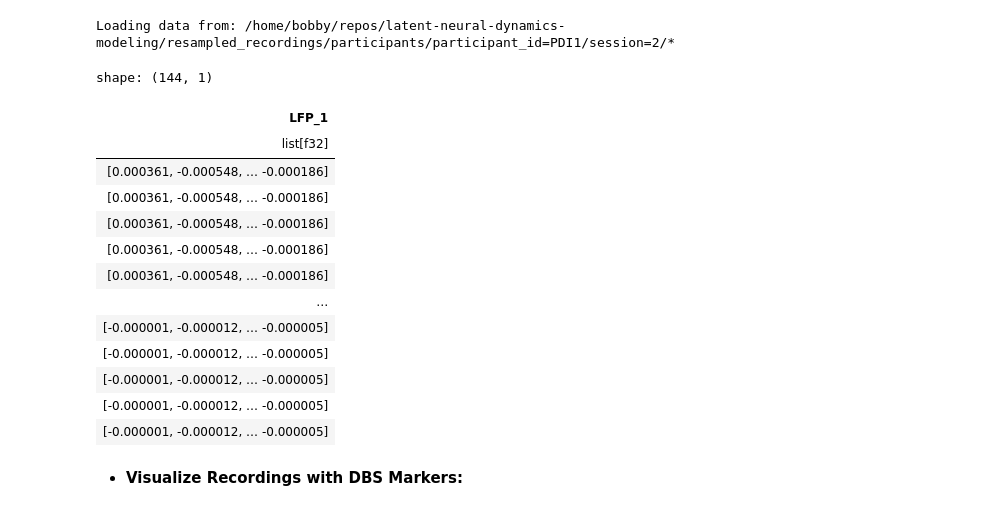
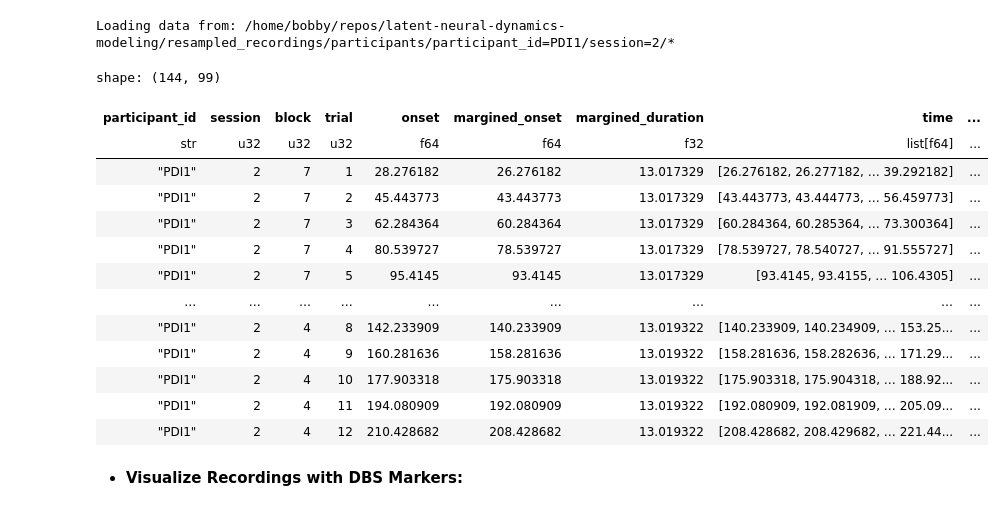
Before and after one commit to mirklys/latent-neural-dynamics-modeling, a Jupyter notebook: notebooks/data_analysis/exploratory_data_analysis.ipynb, the cells around one changed output. Cells and saved outputs as stored; diff of their text form; code cells hidden in the pictures.

```diff
--- a/notebooks/data_analysis/exploratory_data_analysis.ipynb
+++ b/notebooks/data_analysis/exploratory_data_analysis.ipynb
@@ -43,23 +43,23 @@ session_id = "session=2"
 participants = load_participant_session_data(participant_id, session_id)
 # %% [output]
 Loading data from: /home/bobby/repos/latent-neural-dynamics-modeling/resampled_recordings/participants/participant_id=PDI1/session=2/*
-# %%
-participants.select(pl.col("LFP_1"))
-# %% [output]
-shape: (144, 1)
-| LFP_1 |
-| list[f32] |
-| [0.000361, -0.000548, … -0.000186] |
-| [0.000361, -0.000548, … -0.000186] |
-| [0.000361, -0.000548, … -0.000186] |
-| [0.000361, -0.000548, … -0.000186] |
-| [0.000361, -0.000548, … -0.000186] |
-| … |
-| [-0.000001, -0.000012, … -0.000005] |
-| [-0.000001, -0.000012, … -0.000005] |
-| [-0.000001, -0.000012, … -0.000005] |
-| [-0.000001, -0.000012, … -0.000005] |
-| [-0.000001, -0.000012, … -0.000005] |
+# %%
+participants
+# %% [output]
+shape: (144, 99)
+| participant_id | session | block | trial | onset | margined_onset | margined_duration | time | ... |
+| str | u32 | u32 | u32 | f64 | f64 | f32 | list[f64] | ... |
+| "PDI1" | 2 | 7 | 1 | 28.276182 | 26.276182 | 13.017329 | [26.276182, 26.277182, … 39.292182] | ... |
+| "PDI1" | 2 | 7 | 2 | 45.443773 | 43.443773 | 13.017329 | [43.443773, 43.444773, … 56.459773] | ... |
+| "PDI1" | 2 | 7 | 3 | 62.284364 | 60.284364 | 13.017329 | [60.284364, 60.285364, … 73.300364] | ... |
+| "PDI1" | 2 | 7 | 4 | 80.539727 | 78.539727 | 13.017329 | [78.539727, 78.540727, … 91.555727] | ... |
+| "PDI1" | 2 | 7 | 5 | 95.4145 | 93.4145 | 13.017329 | [93.4145, 93.4155, … 106.4305] | ... |
+| … | … | … | … | … | … | … | … | ... |
+| "PDI1" | 2 | 4 | 8 | 142.233909 | 140.233909 | 13.019322 | [140.233909, 140.234909, … 153.25... | ... |
+| "PDI1" | 2 | 4 | 9 | 160.281636 | 158.281636 | 13.019322 | [158.281636, 158.282636, … 171.29... | ... |
+| "PDI1" | 2 | 4 | 10 | 177.903318 | 175.903318 | 13.019322 | [175.903318, 175.904318, … 188.92... | ... |
+| "PDI1" | 2 | 4 | 11 | 194.080909 | 192.080909 | 13.019322 | [192.080909, 192.081909, … 205.09... | ... |
+| "PDI1" | 2 | 4 | 12 | 210.428682 | 208.428682 | 13.019322 | [208.428682, 208.429682, … 221.44... | ... |
 # %%
 from utils.polars import get_trial
 # %%
```
Also changed, not shown: parts of 3 cells of this notebook, 7 other files.
